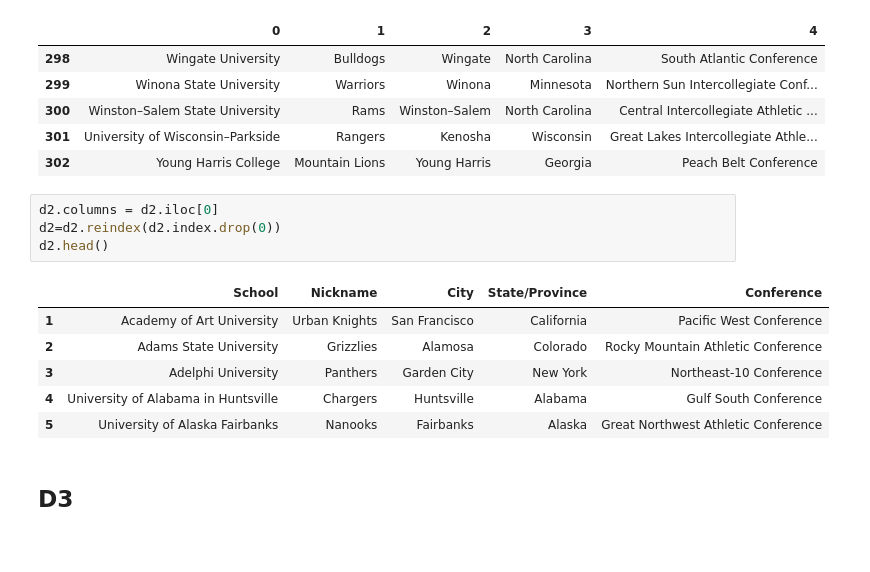
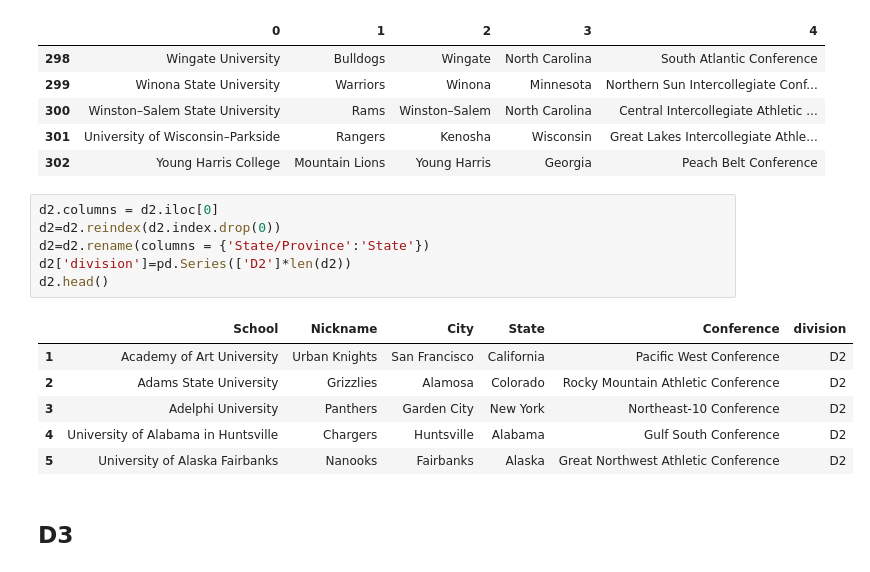
Before and after one commit to mayamadhavan/projects, a Jupyter notebook: project_kojak/1_prepping_data/gathering_other_data.ipynb, the cells around one changed output. Saved outputs shown, nothing was run; the diff lists cells and outputs as text.

```diff
--- a/project_kojak/1_prepping_data/gathering_other_data.ipynb
+++ b/project_kojak/1_prepping_data/gathering_other_data.ipynb
@@ -47,14 +49,16 @@ d2.tail()
 # %%
 d2.columns = d2.iloc[0]
 d2=d2.reindex(d2.index.drop(0))
+d2=d2.rename(columns = {'State/Province':'State'})
+d2['division']=pd.Series(['D2']*len(d2))
 d2.head()
 # %% [output]
-|  | School | Nickname | City | State/Province | Conference |
-| 1 | Academy of Art University | Urban Knights | San Francisco | California | Pacific West Conference |
-| 2 | Adams State University | Grizzlies | Alamosa | Colorado | Rocky Mountain Athletic Conference |
-| 3 | Adelphi University | Panthers | Garden City | New York | Northeast-10 Conference |
-| 4 | University of Alabama in Huntsville | Chargers | Huntsville | Alabama | Gulf South Conference |
-| 5 | University of Alaska Fairbanks | Nanooks | Fairbanks | Alaska | Great Northwest Athletic Conference |
+|  | School | Nickname | City | State | Conference | division |
+| 1 | Academy of Art University | Urban Knights | San Francisco | California | Pacific West Conference | D2 |
+| 2 | Adams State University | Grizzlies | Alamosa | Colorado | Rocky Mountain Athletic Conference | D2 |
+| 3 | Adelphi University | Panthers | Garden City | New York | Northeast-10 Conference | D2 |
+| 4 | University of Alabama in Huntsville | Chargers | Huntsville | Alabama | Gulf South Conference | D2 |
+| 5 | University of Alaska Fairbanks | Nanooks | Fairbanks | Alaska | Great Northwest Athletic Conference | D2 |
 # %% [markdown]
 ## D3
 # %%
```
Also changed, not shown: parts of 14 cells of this notebook, 6 other files.
